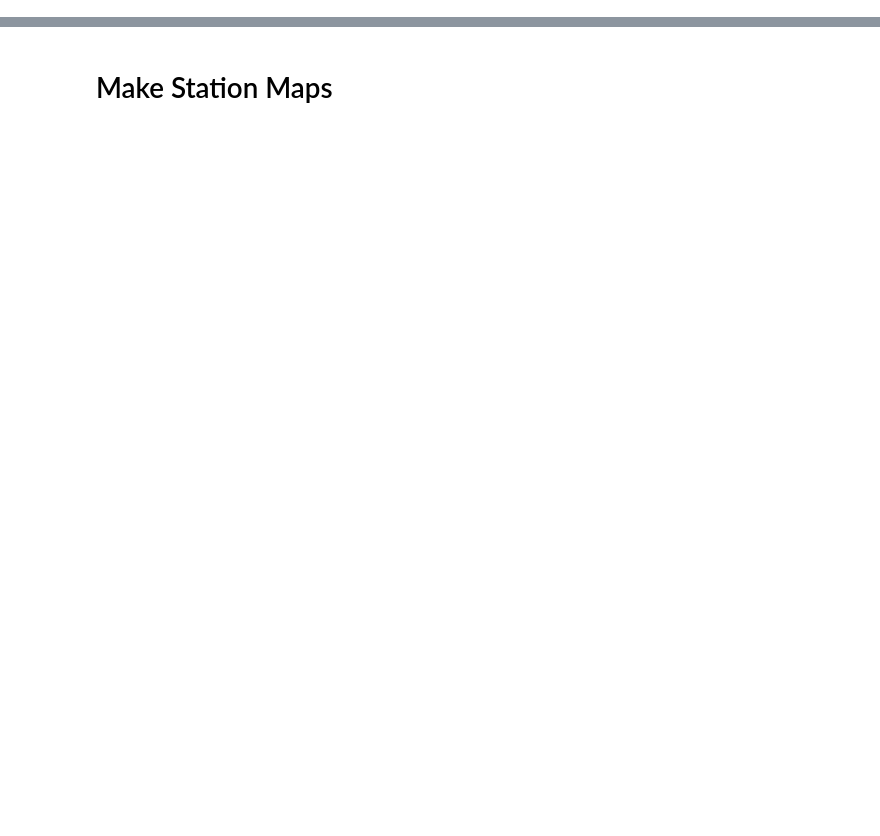
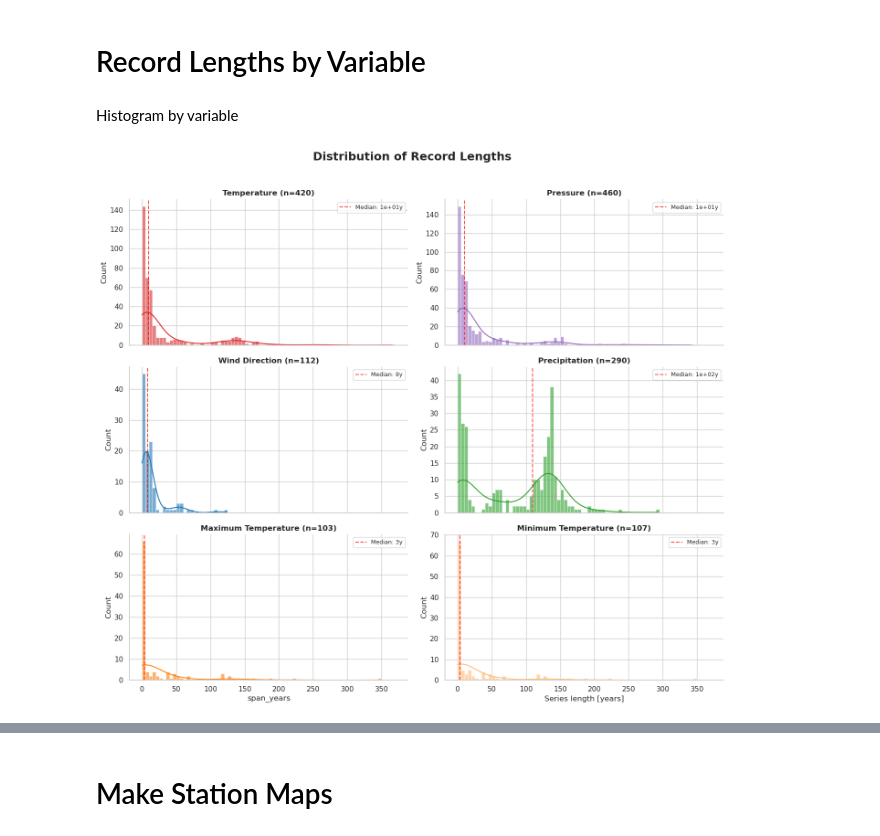
Before and after one commit to carlotatrx/dataprep, a Jupyter notebook: plots4paper.ipynb, the cells around one changed output, grey strips where cells are left out. Drawn from its saved outputs; the diff is of its cells as text; code cells hidden in the pictures; blank space fills up the shorter version.

```diff
--- a/plots4paper.ipynb
+++ b/plots4paper.ipynb
@@ -295,0 +81,18 @@ Precipitation & Paris & 1665-2-1 & Pliemon, T., Foelsche, U., Rohr, C., & Pfiste
+# %%
+variables = sorted(df["variable"].unique())
+
+for var in variables:
+    sub = df[df["variable"] == var]
+
+    plt.figure()
+    plt.hist(sub["span_years"], bins=bins)
+
+    plt.xlabel("Series length [years]")
+    plt.ylabel("Number of series")
+    plt.title(f"Distribution of record lengths – {var}")
+
+    # Uncomment if using log bins
+    # plt.xscale("log")
+
+    plt.tight_layout()
+    plt.show()
@@ -295,0 +106,55 @@ Precipitation & Paris & 1665-2-1 & Pliemon, T., Foelsche, U., Rohr, C., & Pfiste
+# %% [markdown]
+# Record Lengths by Variable
+# %% [markdown]
+Histogram by variable
+# %%
+plt.rcParams['svg.fonttype'] = 'none' # Keeps text as editable text in SVGs
+
+# 1. Setup aesthetics
+sns.set_theme(style="whitegrid", palette="muted")
+df = pd.read_csv("sef_series_summary_v2.csv")
+
+# 2. Filter unwanted variables
+df_filtered = df[~df["variable"].isin(["eee", "rrt", "fs", "rh", "w"])].copy()
+
+# 3. Setup the grid layout
+variables = sorted(df_filtered["variable"].unique())
+
+# sort variables by importance
+variables = sorted(variables, key=lambda x: importance_order.index(x))
+n_vars = len(variables)
+n_cols = 2
+n_rows = (n_vars + 1) // n_cols
+
+fig, axes = plt.subplots(n_rows, n_cols, figsize=(14, 4 * n_rows), sharex=True)
+axes = axes.flatten()
+
+# Define common bins (e.g., 5-year intervals) for consistency
+bins = np.arange(0, df_filtered["span_years"].max() + 5, 5)
+
+# 4. Plot each variable
+for i, var in enumerate(variables):
+    sub = df_filtered[df_filtered["variable"] == var]
+    sns.histplot(sub["span_years"], bins=bins, ax=axes[i], kde=True,
+                 color=color_map[mapping[var]], alpha=0.6)
+
+    # Add a vertical median line
+    median_val = sub["span_years"].median()
+    axes[i].axvline(median_val, color='red', linestyle='--', alpha=0.7, label=f'Median: {median_val:.1g}y')
+
+    axes[i].set_title(f"{mapping[var]} (n={len(sub)})", fontweight='bold', fontsize=12)
+    axes[i].set_ylabel("Count")
+    axes[i].legend(fontsize=9)
+
+
+plt.suptitle("Distribution of Record Lengths", fontsize=18, fontweight='bold', y=1.02)
+plt.xlabel("Series length [years]", fontsize=12)
+sns.despine()
+plt.tight_layout()
+
+# Save for your report
+plt.savefig("image/series_length_histograms.svg", dpi=600, transparent=False,
+            format='svg', bbox_inches='tight')
+plt.show()
+# %% [output]
+[figure, added]
```
Also changed, not shown: parts of 39 cells of this notebook, 7 other files.
